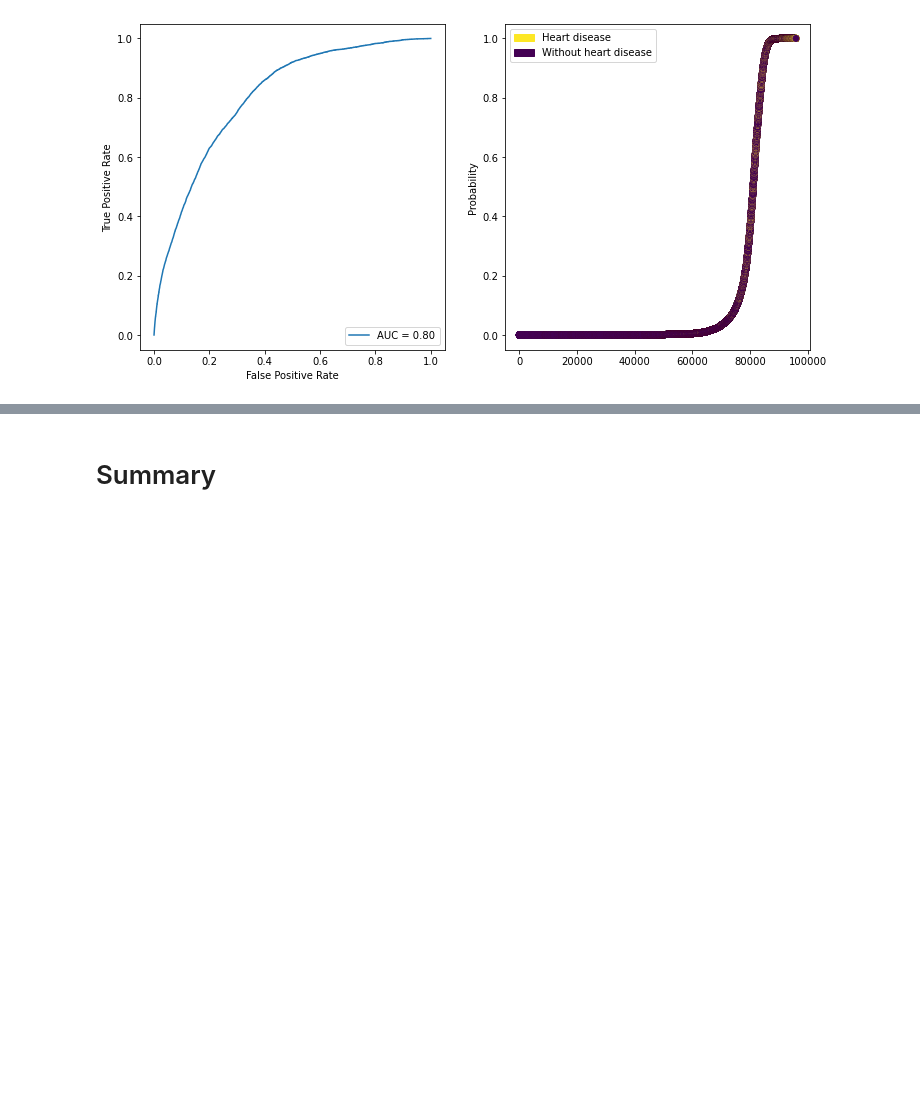
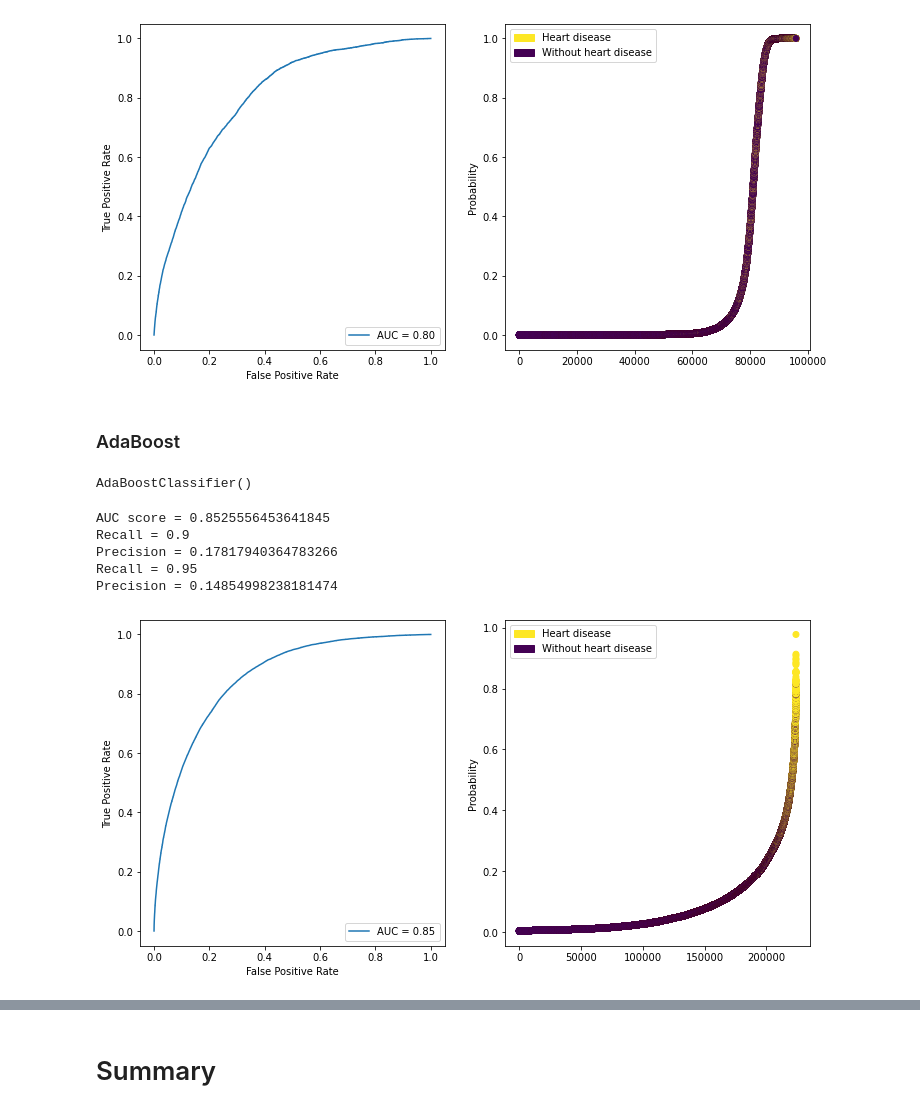
Before and after one commit to danhngan/Heart_disease, a Jupyter notebook: main.ipynb, the cells around one changed output, grey strips where cells are left out. Drawn from its saved outputs; the diff is of its cells as text; code cells hidden in the pictures; blank space fills up the shorter version.

```diff
--- a/main.ipynb
+++ b/main.ipynb
@@ -305,3 +287,4 @@ Precision = 0.1415297796628446
 # %%
 model = GaussianNB()
 model.fit(X_train, y_train)
+models['NB'] = model
@@ -328,3 +308,20 @@ Precision = 0.156808340690293
 Recall = 0.95
 Precision = 0.1296851327317041
 [figure]
+# %% [markdown]
+### AdaBoost
+# %%
+model = AdaBoostClassifier()
+model.fit(X_train, y_train)
+models['Ada'] = model
+# %% [output]
+AdaBoostClassifier()
+# %%
+auc_score, target_thres, precision = evaluate(models['Ada'], X_train, y_train)
+# %% [output]
+AUC score = 0.8525556453641845
+Recall = 0.9
+Precision = 0.17817940364783266
+Recall = 0.95
+Precision = 0.14854998238181474
+[figure, added]
```
Also changed, not shown: parts of 39 cells of this notebook.
